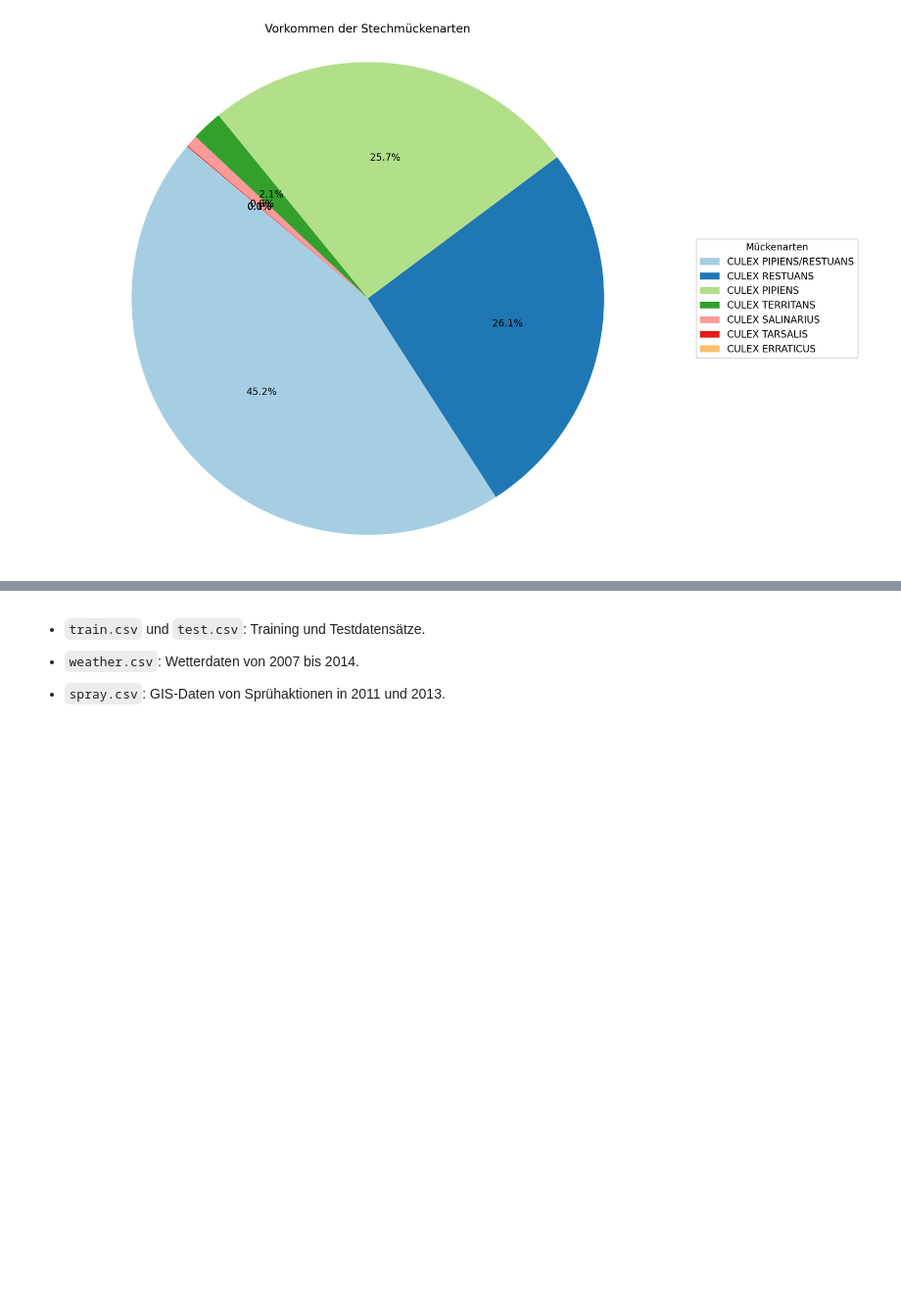
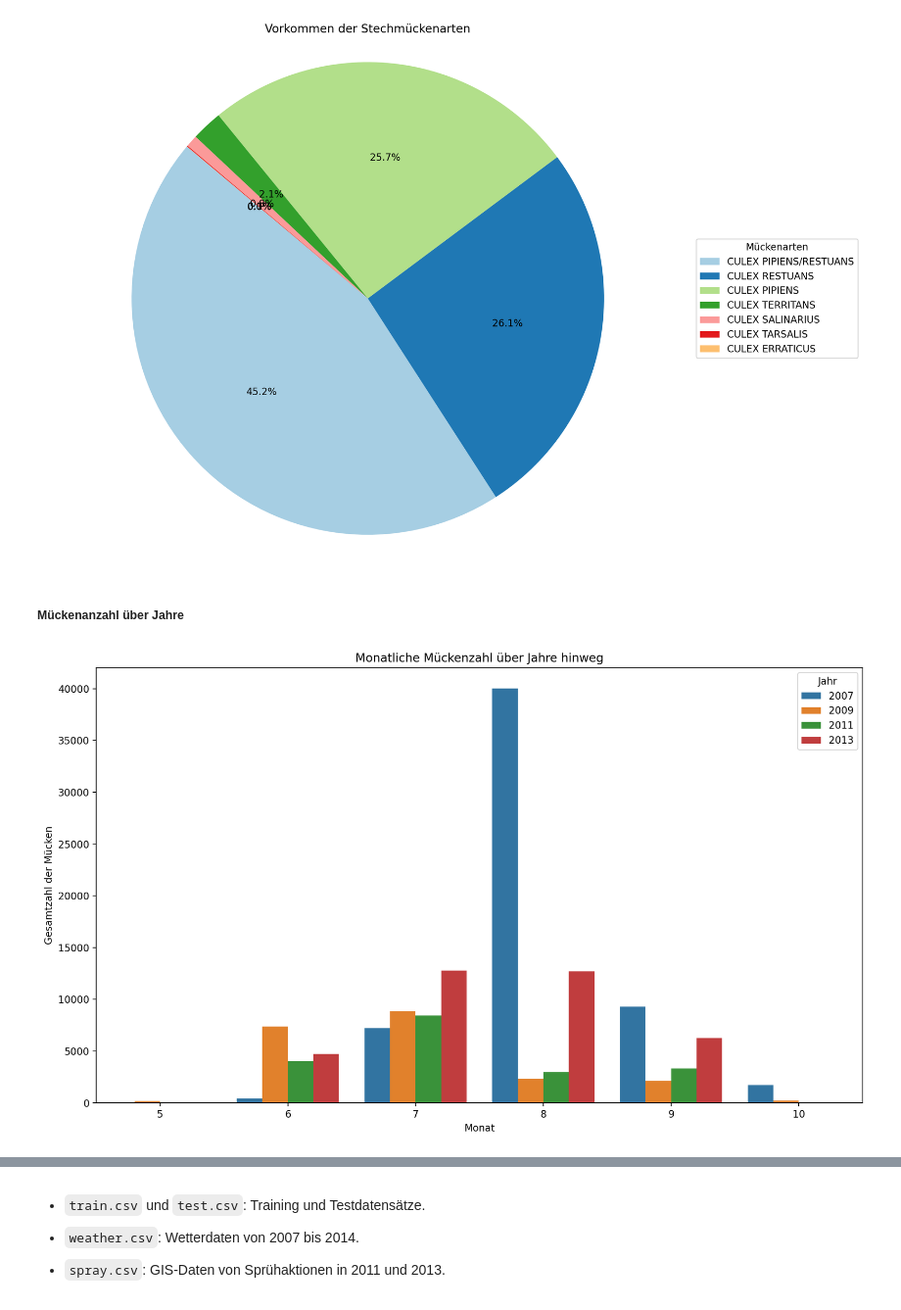
Before and after one commit to NilsLeo/WNV-prediction-model, a Jupyter notebook: notebooks/3_Data_Understanding.ipynb, the cells around one changed output, grey strips where cells are left out. Shown: that part at 98% size. Drawn from its saved outputs; the diff is of its cells as text; code cells hidden in the pictures; blank space fills up the shorter version.

Commit message:
added 2 diagrams: Mosquito count and wnv presence over years

```diff
--- a/notebooks/3_Data_Understanding.ipynb
+++ b/notebooks/3_Data_Understanding.ipynb
@@ -187,3 +187,30 @@ plt.tight_layout()
 plt.show()
 # %% [output]
 [figure]
+# %% [markdown]
+##### Mückenanzahl über Jahre
+# %%
+# Datei einlesen und Delimiter setzen
+file_path = '../data/train.csv'  # Passen Sie den Pfad zur Datei an
+df = pd.read_csv(file_path)
+
+# Konvertieren der 'Date'-Spalte in Datetime-Format
+df['Date'] = pd.to_datetime(df['Date'], format='%Y-%m-%d')
+
+# Extrahieren von Jahr und Monat
+df['Year'] = df['Date'].dt.year
+df['Month'] = df['Date'].dt.month
+
+# Gruppieren nach Jahr und Monat und Summieren der Anzahl der Mücken
+monthly_counts = df.groupby(['Year', 'Month']).agg({'NumMosquitos': 'sum'}).reset_index()
+
+# Bar-Chart erstellen
+plt.figure(figsize=(14, 8))
+sns.barplot(x='Month', y='NumMosquitos', hue='Year', data=monthly_counts, palette='tab10')
+plt.title('Monatliche Mückenzahl über Jahre hinweg')
+plt.xlabel('Monat')
+plt.ylabel('Gesamtzahl der Mücken')
+plt.legend(title='Jahr')
+plt.show()
+# %% [output]
+[figure, added]
```
Also changed, not shown: parts of 2 cells of this notebook.
